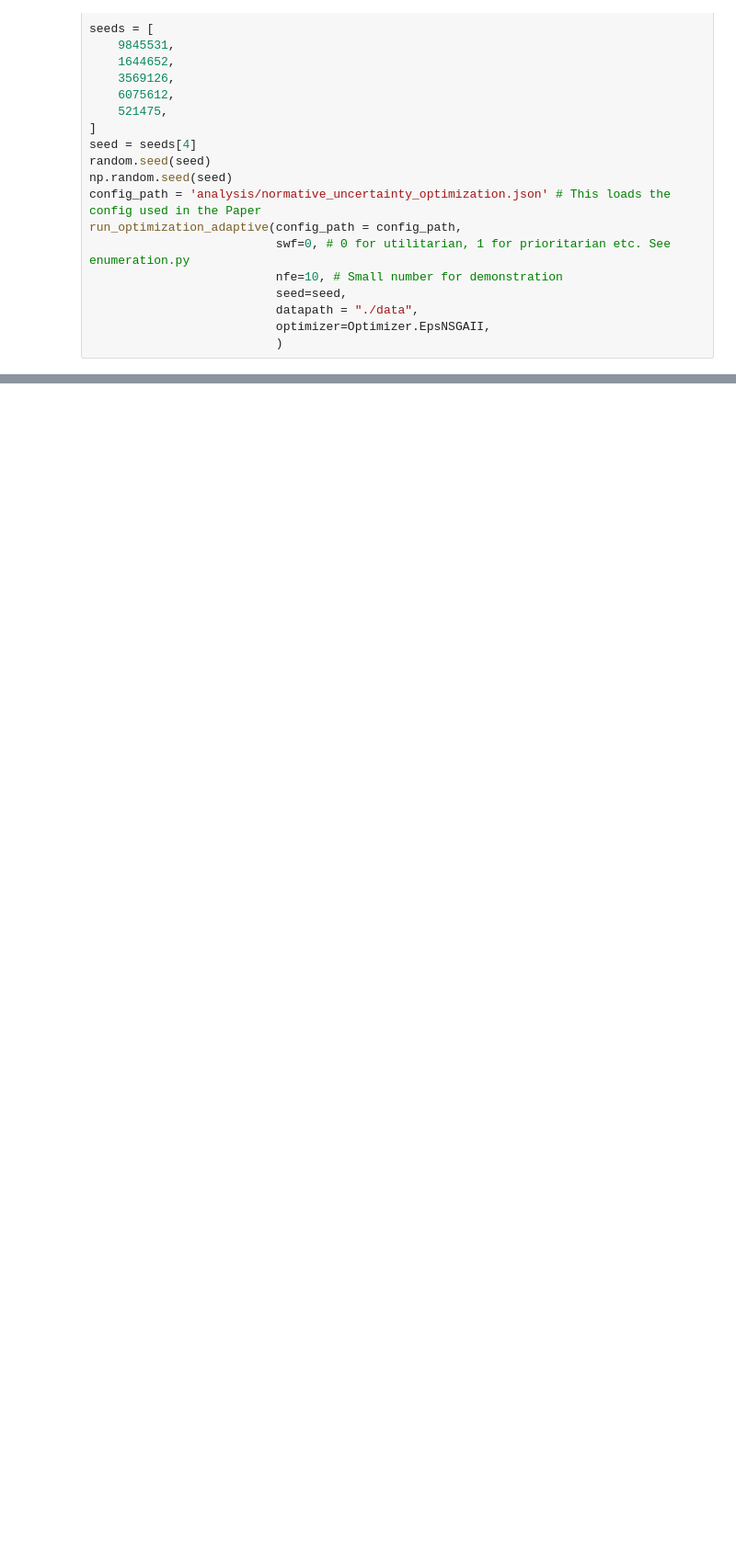
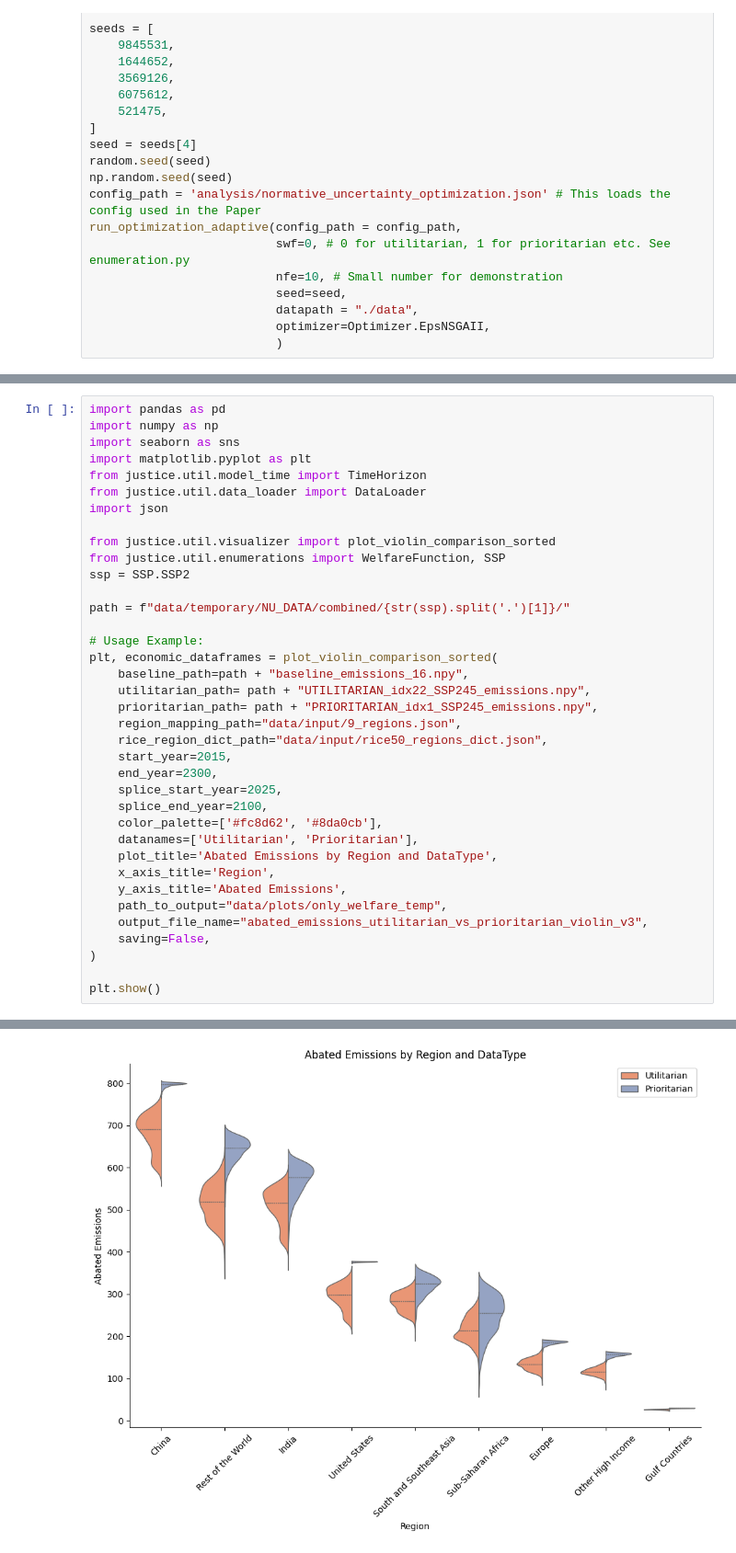
Before and after one commit to pollockDeVis/JUSTICE, a Jupyter notebook: dmdu_tutorial.ipynb, the cells around one changed output, grey strips where cells are left out. Shown at 92% size. Drawn from its saved outputs; the diff is of its cells as text; blank space fills up the shorter version.

```diff
--- a/dmdu_tutorial.ipynb
+++ b/dmdu_tutorial.ipynb
@@ -234,0 +601,38 @@ run_optimization_adaptive(config_path = config_path,
+# %%
+import pandas as pd
+import numpy as np
+import seaborn as sns
+import matplotlib.pyplot as plt
+from justice.util.model_time import TimeHorizon
+from justice.util.data_loader import DataLoader
+import json
+
+from justice.util.visualizer import plot_violin_comparison_sorted
+from justice.util.enumerations import WelfareFunction, SSP
+ssp = SSP.SSP2
+
+path = f"data/temporary/NU_DATA/combined/{str(ssp).split('.')[1]}/"
+
+# Usage Example:
+plt, economic_dataframes = plot_violin_comparison_sorted(
+    baseline_path=path + "baseline_emissions_16.npy",
+    utilitarian_path= path + "UTILITARIAN_idx22_SSP245_emissions.npy",
+    prioritarian_path= path + "PRIORITARIAN_idx1_SSP245_emissions.npy",
+    region_mapping_path="data/input/9_regions.json",
+    rice_region_dict_path="data/input/rice50_regions_dict.json",
+    start_year=2015,
+    end_year=2300,
+    splice_start_year=2025,
+    splice_end_year=2100,
+    color_palette=['#fc8d62', '#8da0cb'],
+    datanames=['Utilitarian', 'Prioritarian'],
+    plot_title='Abated Emissions by Region and DataType',
+    x_axis_title='Region',
+    y_axis_title='Abated Emissions',
+    path_to_output="data/plots/only_welfare_temp",
+    output_file_name="abated_emissions_utilitarian_vs_prioritarian_violin_v3",
+    saving=False,
+)
+
+plt.show()
+# %% [output]
@@ -234,0 +640 @@ run_optimization_adaptive(config_path = config_path,
+[figure, added]
```
Also changed, not shown: parts of 9 cells of this notebook.
